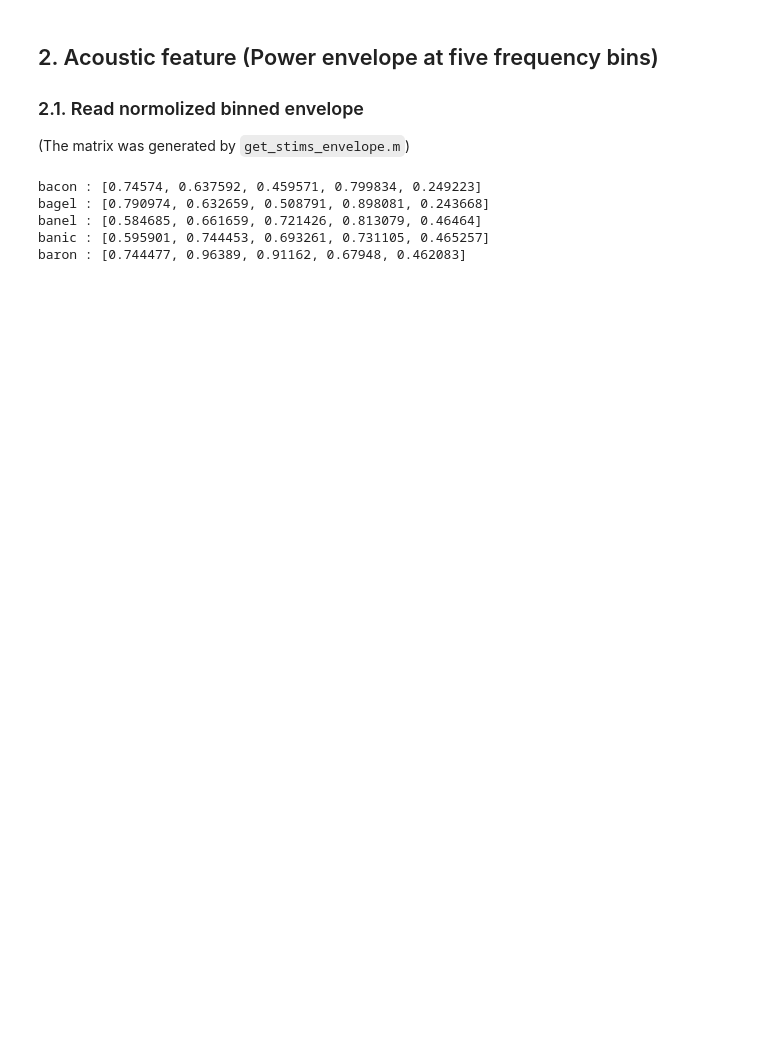
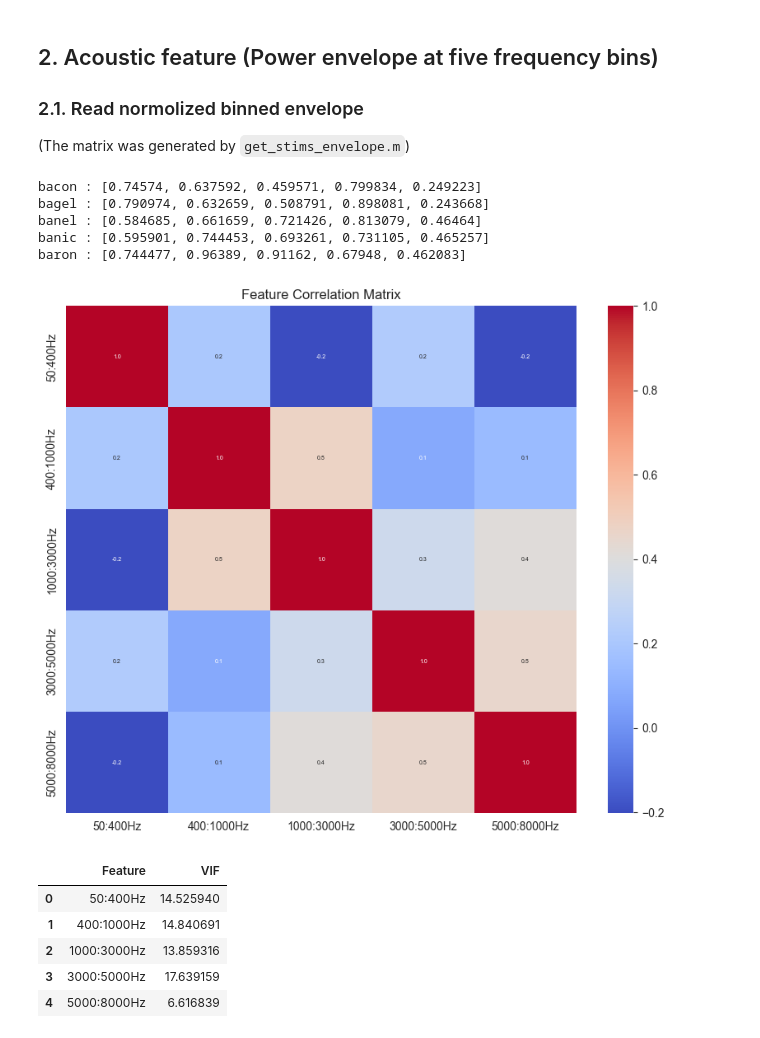
Before and after one commit to Baishenliang/coganlab_ieeg, a Jupyter notebook: projects/GLM/generate_features.ipynb, the cells around one changed output. Drawn from its saved outputs; the diff is of its cells as text; code cells hidden in the pictures; blank space fills up the shorter version.

```diff
--- a/projects/GLM/generate_features.ipynb
+++ b/projects/GLM/generate_features.ipynb
@@ -138,28 +238,40 @@ with open(phoneme_one_hot_dict_path, 'wb') as handle:
 ## 2. Acoustic feature (Power envelope at five frequency bins)
 ### 2.1. Read normolized binned envelope
 (The matrix was generated by `get_stims_envelope.m`)
+# %%
+envelope_feature_dict = {}
+
+with open("envelope_power_bins.txt", "r") as file:
+    for line in file:
+        parts = line.strip().split("\t")
+        key = parts[0]
+        values = list(map(float, parts[1:]))  # Convert remaining columns to float
+        envelope_feature_dict[key] = values
+
+# Print a sample of the dictionary
+for key, values in list(envelope_feature_dict.items())[:5]:  # Show first 5 entries
+    print(key, ":", values)
+# %% [output]
+bacon : [0.74574, 0.637592, 0.459571, 0.799834, 0.249223]
+bagel : [0.790974, 0.632659, 0.508791, 0.898081, 0.243668]
+banel : [0.584685, 0.661659, 0.721426, 0.813079, 0.46464]
+banic : [0.595901, 0.744453, 0.693261, 0.731105, 0.465257]
+baron : [0.744477, 0.96389, 0.91162, 0.67948, 0.462083]
+# %%
+# # Check the multicolinearity and reduce the feature dimensions
+check_multicollinearity(np.array(list(envelope_feature_dict.values())),
+                        ["50:400Hz","400:1000Hz","1000:3000Hz","3000:5000Hz","5000:8000Hz"])
+# %% [output]
+[figure, added]
+|  | Feature | VIF |
+| 0 | 50:400Hz | 14.525940 |
+| 1 | 400:1000Hz | 14.840691 |
+| 2 | 1000:3000Hz | 13.859316 |
+| 3 | 3000:5000Hz | 17.639159 |
+| 4 | 5000:8000Hz | 6.616839 |
 # %%
-envelope_feature_dict = {}
-
-with open("envelope_power_bins.txt", "r") as file:
-    for line in file:
-        parts = line.strip().split("\t")
-        key = parts[0]
-        values = list(map(float, parts[1:]))  # Convert remaining columns to float
-        envelope_feature_dict[key] = values
-
-# Print a sample of the dictionary
-for key, values in list(envelope_feature_dict.items())[:5]:  # Show first 5 entries
-    print(key, ":", values)
-
 # Save dictionary
 import pickle
 envelope_feature_dict_path = "envelope_feature_dict.pickle"
 with open(envelope_feature_dict_path, 'wb') as handle:
     pickle.dump(envelope_feature_dict, handle)
-# %% [output]
-bacon : [0.74574, 0.637592, 0.459571, 0.799834, 0.249223]
-bagel : [0.790974, 0.632659, 0.508791, 0.898081, 0.243668]
-banel : [0.584685, 0.661659, 0.721426, 0.813079, 0.46464]
-banic : [0.595901, 0.744453, 0.693261, 0.731105, 0.465257]
-baron : [0.744477, 0.96389, 0.91162, 0.67948, 0.462083]
```
Also changed, not shown: parts of 6 cells of this notebook.
